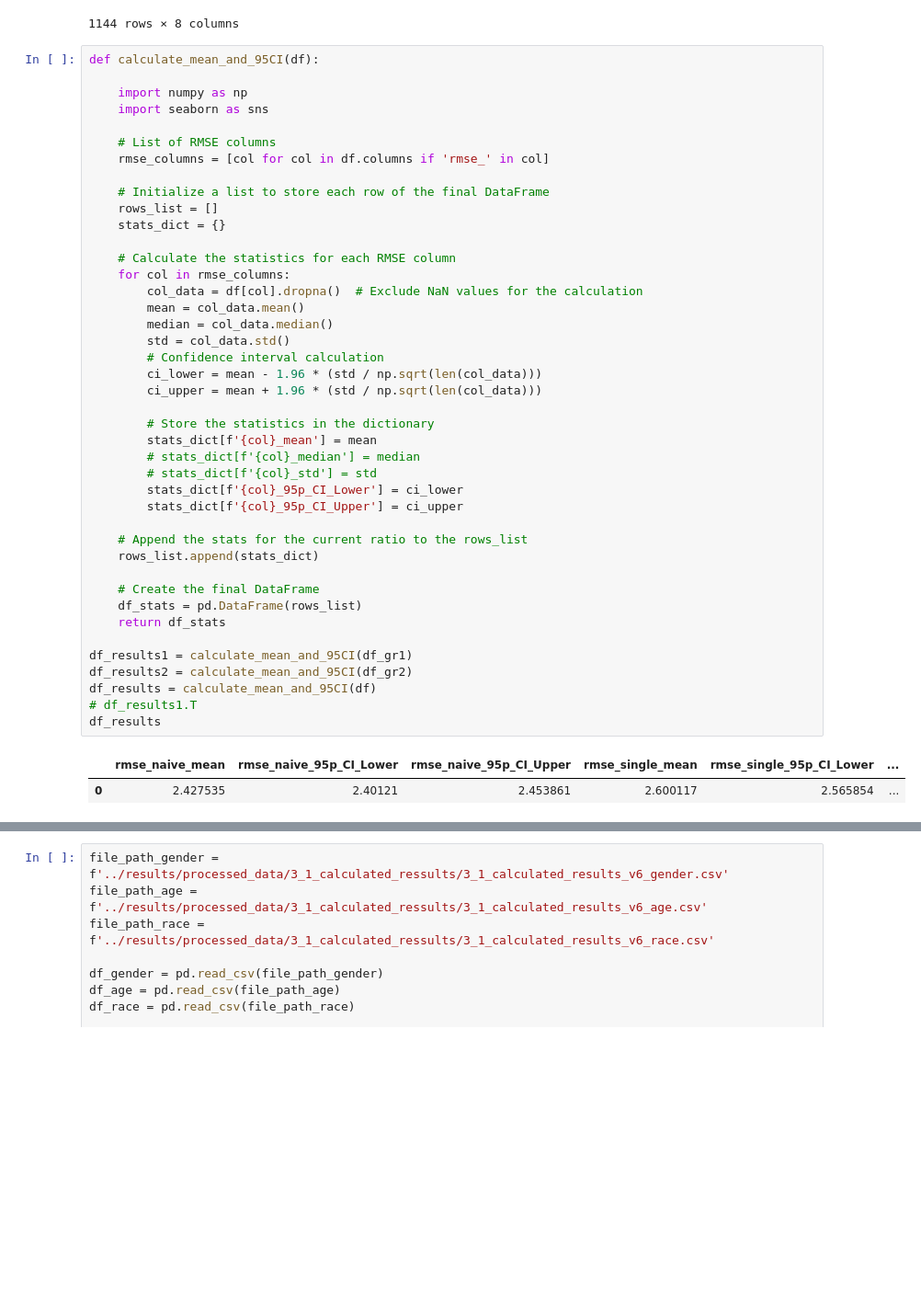
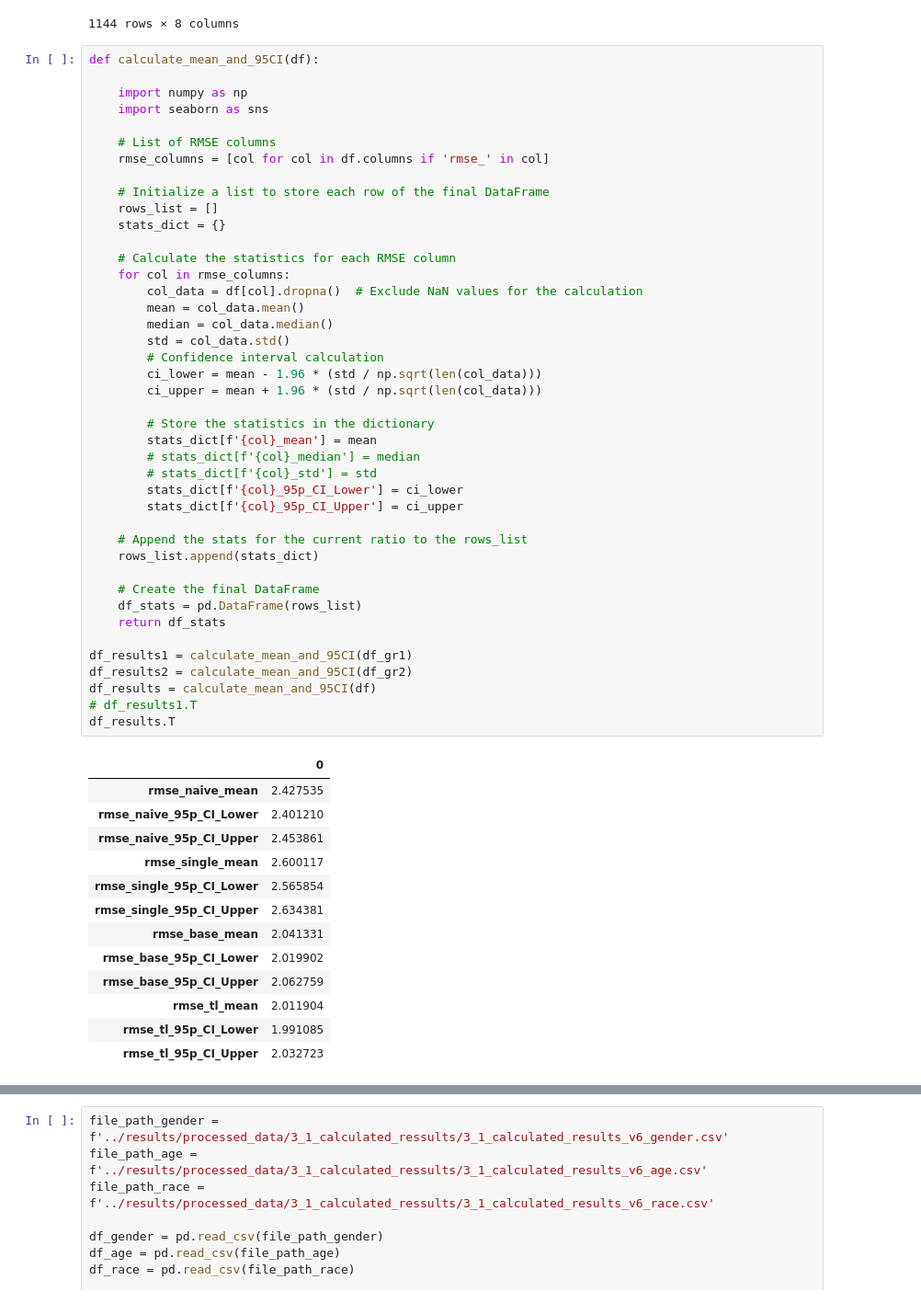
Before and after one commit to hulmanlab/jchr_racial_diff, a Jupyter notebook: scripts/3_2_plot_results.ipynb, the cells around one changed output, grey strips where cells are left out. Shown: that part at 92% size. Drawn from its saved outputs; the diff is of its cells as text; blank space fills up the shorter version.

```diff
--- a/scripts/3_2_plot_results.ipynb
+++ b/scripts/3_2_plot_results.ipynb
@@ -70,33 +81,44 @@ def calculate_mean_and_95CI(df):
 
     # Calculate the statistics for each RMSE column
     for col in rmse_columns:
         col_data = df[col].dropna()  # Exclude NaN values for the calculation
         mean = col_data.mean()
         median = col_data.median()
         std = col_data.std()
         # Confidence interval calculation
         ci_lower = mean - 1.96 * (std / np.sqrt(len(col_data)))
         ci_upper = mean + 1.96 * (std / np.sqrt(len(col_data)))
 
         # Store the statistics in the dictionary
         stats_dict[f'{col}_mean'] = mean
         # stats_dict[f'{col}_median'] = median
         # stats_dict[f'{col}_std'] = std
         stats_dict[f'{col}_95p_CI_Lower'] = ci_lower
         stats_dict[f'{col}_95p_CI_Upper'] = ci_upper
 
     # Append the stats for the current ratio to the rows_list
     rows_list.append(stats_dict)
 
     # Create the final DataFrame
     df_stats = pd.DataFrame(rows_list)
     return df_stats
 
 df_results1 = calculate_mean_and_95CI(df_gr1)
 df_results2 = calculate_mean_and_95CI(df_gr2)
 df_results = calculate_mean_and_95CI(df)
 # df_results1.T
-df_results
+df_results.T
 # %% [output]
-|  | rmse_naive_mean | rmse_naive_95p_CI_Lower | rmse_naive_95p_CI_Upper | rmse_single_mean | rmse_single_95p_CI_Lower | ... |
-| 0 | 2.427535 | 2.40121 | 2.453861 | 2.600117 | 2.565854 | ... |
+|  | 0 |
+| rmse_naive_mean | 2.427535 |
+| rmse_naive_95p_CI_Lower | 2.401210 |
+| rmse_naive_95p_CI_Upper | 2.453861 |
+| rmse_single_mean | 2.600117 |
+| rmse_single_95p_CI_Lower | 2.565854 |
+| rmse_single_95p_CI_Upper | 2.634381 |
+| rmse_base_mean | 2.041331 |
+| rmse_base_95p_CI_Lower | 2.019902 |
+| rmse_base_95p_CI_Upper | 2.062759 |
+| rmse_tl_mean | 2.011904 |
+| rmse_tl_95p_CI_Lower | 1.991085 |
+| rmse_tl_95p_CI_Upper | 2.032723 |
```
Also changed, not shown: parts of 11 cells of this notebook, 2 other files.
